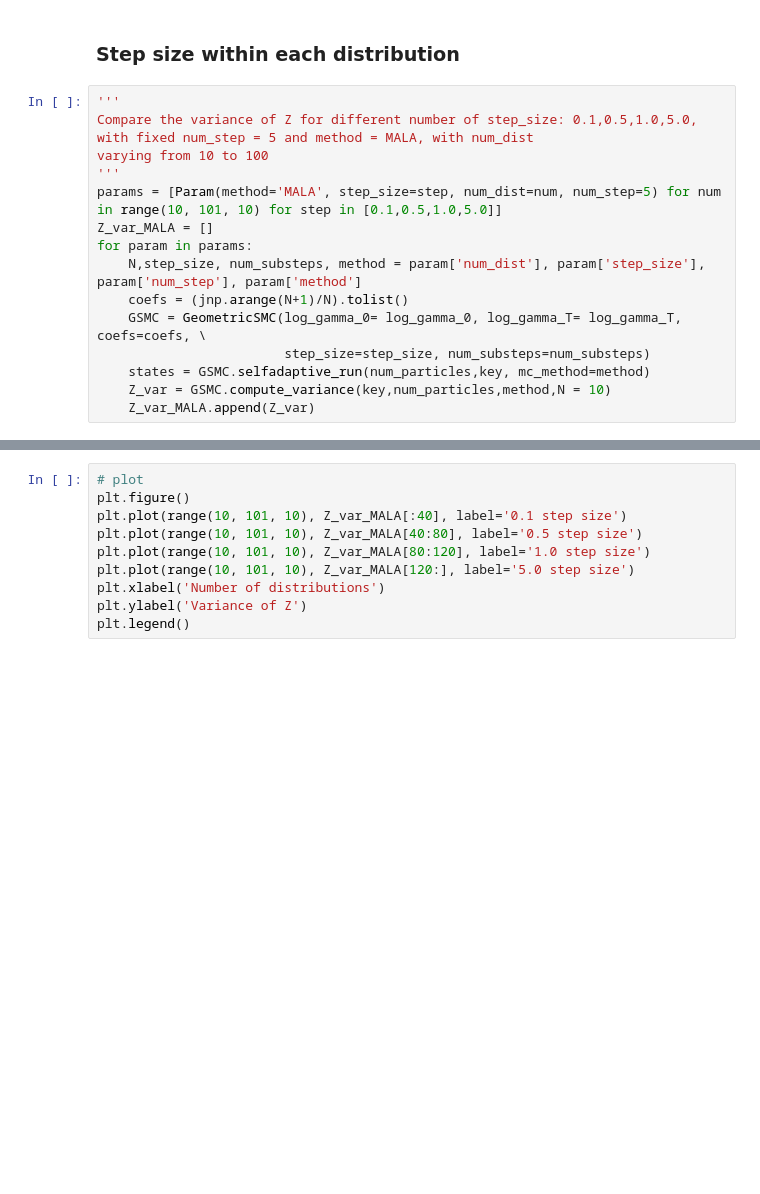
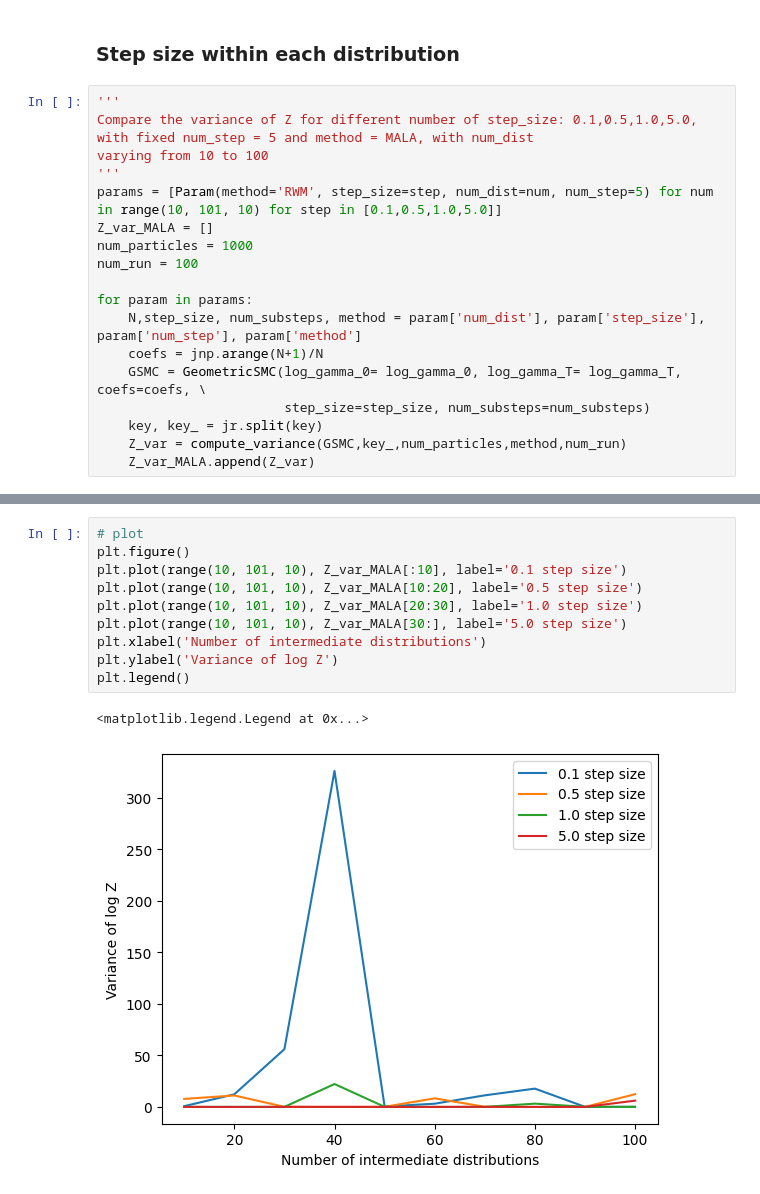
Before and after one commit to alexxthiery/mcjax, a Jupyter notebook: notebooks/sequential_mc/smc_analysis.ipynb, the cells around one changed output, grey strips where cells are left out. Drawn from its saved outputs; the diff is of its cells as text; blank space fills up the shorter version.

```diff
--- a/notebooks/sequential_mc/smc_analysis.ipynb
+++ b/notebooks/sequential_mc/smc_analysis.ipynb
@@ -171,13 +211,16 @@ plt.legend()
 Compare the variance of Z for different number of step_size: 0.1,0.5,1.0,5.0, with fixed num_step = 5 and method = MALA, with num_dist
 varying from 10 to 100
 '''
-params = [Param(method='MALA', step_size=step, num_dist=num, num_step=5) for num in range(10, 101, 10) for step in [0.1,0.5,1.0,5.0]]
+params = [Param(method='RWM', step_size=step, num_dist=num, num_step=5) for num in range(10, 101, 10) for step in [0.1,0.5,1.0,5.0]]
 Z_var_MALA = []
+num_particles = 1000
+num_run = 100
+
 for param in params:
     N,step_size, num_substeps, method = param['num_dist'], param['step_size'], param['num_step'], param['method']
-    coefs = (jnp.arange(N+1)/N).tolist()
+    coefs = jnp.arange(N+1)/N
     GSMC = GeometricSMC(log_gamma_0= log_gamma_0, log_gamma_T= log_gamma_T, coefs=coefs, \
                         step_size=step_size, num_substeps=num_substeps)
-    states = GSMC.selfadaptive_run(num_particles,key, mc_method=method)
-    Z_var = GSMC.compute_variance(key,num_particles,method,N = 10)
+    key, key_ = jr.split(key)
+    Z_var = compute_variance(GSMC,key_,num_particles,method,num_run)
     Z_var_MALA.append(Z_var)
@@ -184,10 +245,13 @@ for param in params:
 # %%
 # plot
 plt.figure()
-plt.plot(range(10, 101, 10), Z_var_MALA[:40], label='0.1 step size')
-plt.plot(range(10, 101, 10), Z_var_MALA[40:80], label='0.5 step size')
-plt.plot(range(10, 101, 10), Z_var_MALA[80:120], label='1.0 step size')
-plt.plot(range(10, 101, 10), Z_var_MALA[120:], label='5.0 step size')
-plt.xlabel('Number of distributions')
-plt.ylabel('Variance of Z')
+plt.plot(range(10, 101, 10), Z_var_MALA[:10], label='0.1 step size')
+plt.plot(range(10, 101, 10), Z_var_MALA[10:20], label='0.5 step size')
+plt.plot(range(10, 101, 10), Z_var_MALA[20:30], label='1.0 step size')
+plt.plot(range(10, 101, 10), Z_var_MALA[30:], label='5.0 step size')
+plt.xlabel('Number of intermediate distributions')
+plt.ylabel('Variance of log Z')
 plt.legend()
+# %% [output]
+<matplotlib.legend.Legend at 0x...>
+[figure, added]
```
Also changed, not shown: parts of 11 cells of this notebook, 4 other files.
